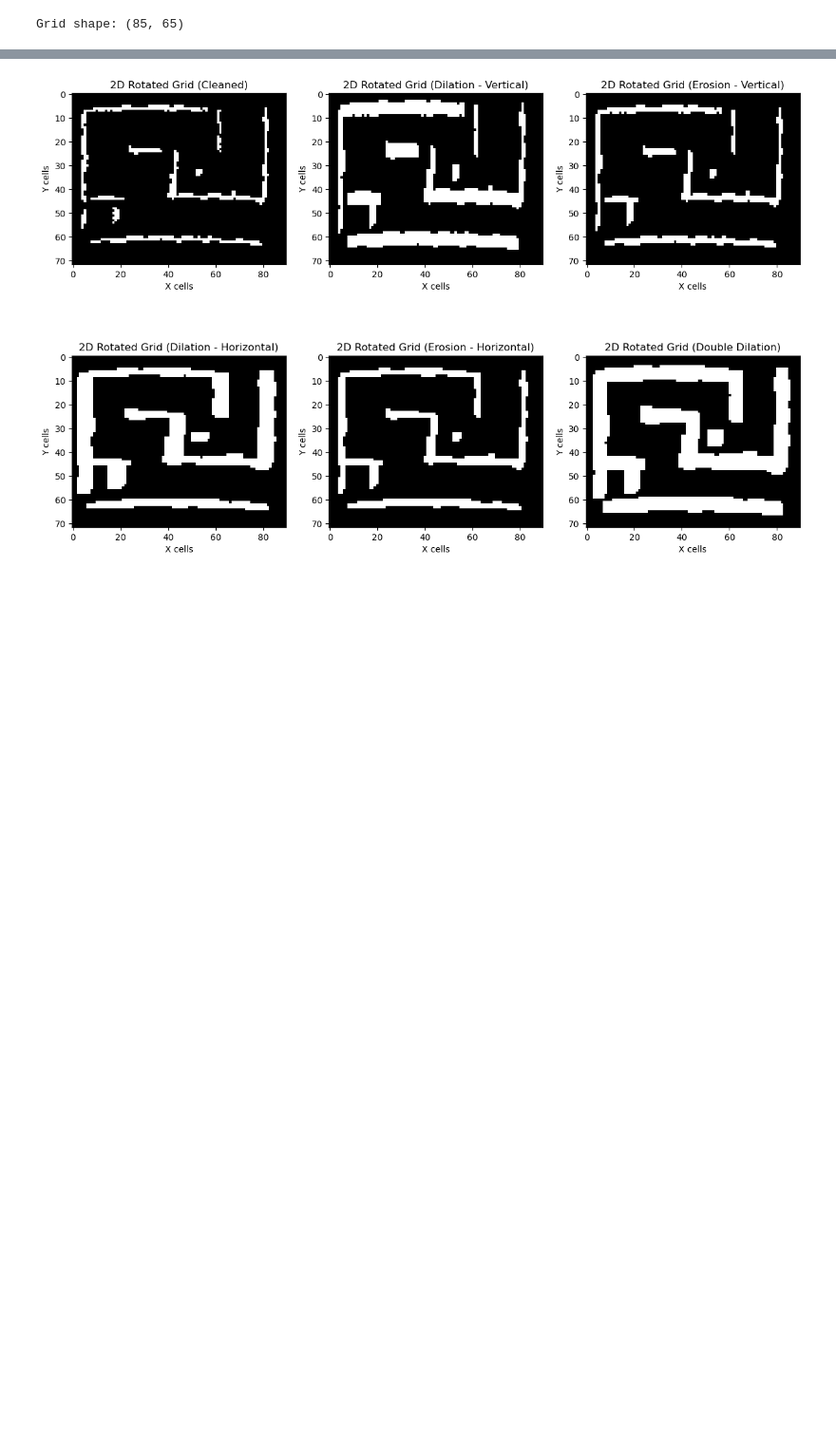
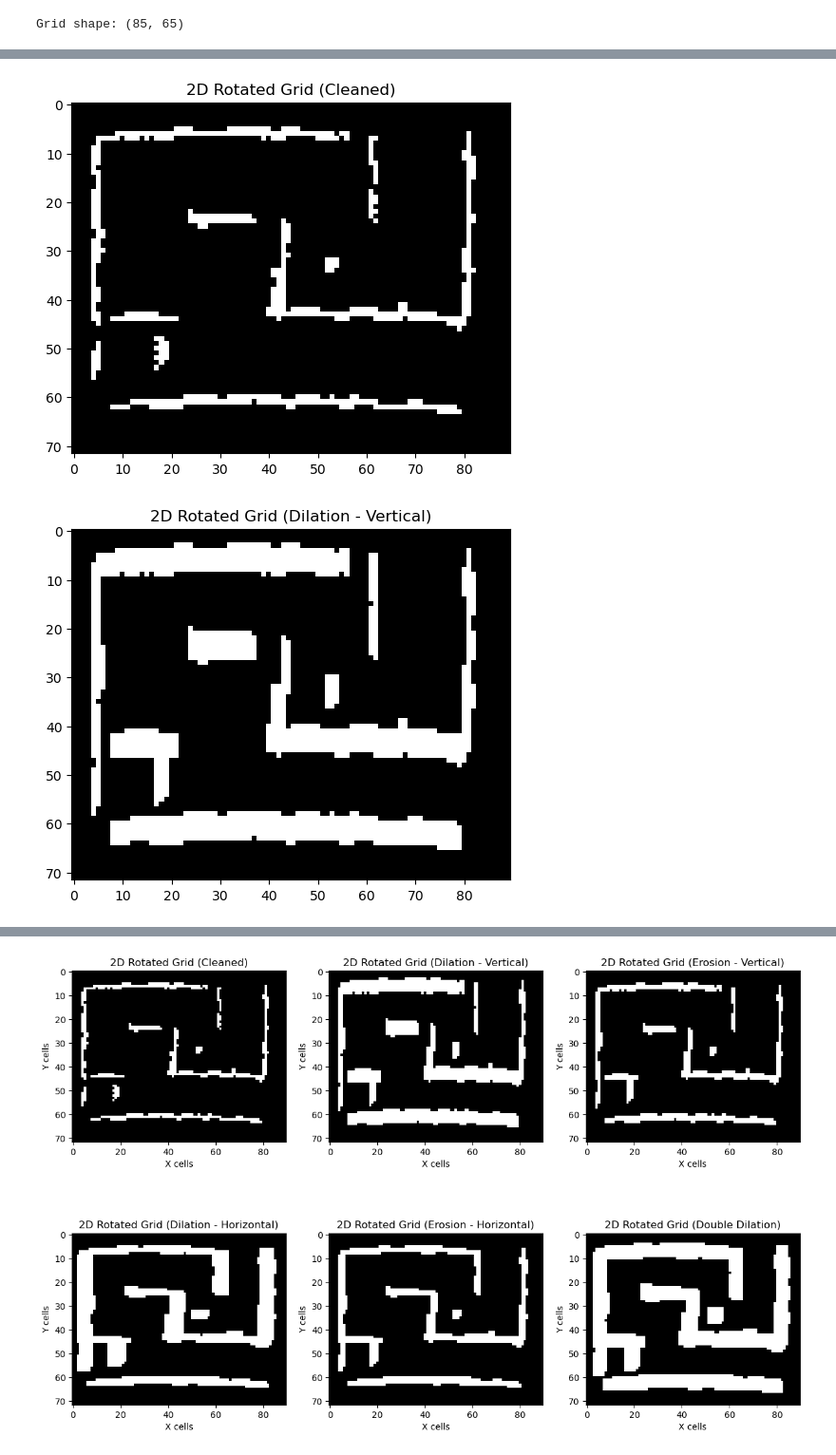
Before and after one commit to m-krastev/var_extensions, a Jupyter notebook: maze_pipeline/notebooks/session_2/2D_grid_maze.ipynb, the cells around one changed output, grey strips where cells are left out. Shown at 95% size. Drawn from its saved outputs; the diff is of its cells as text; code cells hidden in the pictures; blank space fills up the shorter version.

```diff
--- a/maze_pipeline/notebooks/session_2/2D_grid_maze.ipynb
+++ b/maze_pipeline/notebooks/session_2/2D_grid_maze.ipynb
@@ -128,0 +131,57 @@ plt.show()
+# %%
+# Remove isolated pixels
+connectivity = 8
+output = cv2.connectedComponentsWithStats(rotated, connectivity, cv2.CV_32S)
+
+num_stats = output[0] # total number of connected components
+labels = output[1] # labeled version of the image where each component is assigned a unique integer label
+stats = output[2] # statistics about each component (including its area, bounding box, and other properties).
+
+new_image = rotated.copy()
+# fig, ax = plt.subplots(2, 3, figsize=(15, 10))
+# ax = ax.ravel()
+
+for label in range(num_stats):  # foes through each connected component
+    if stats[label,cv2.CC_STAT_AREA] == 1 or stats[label,cv2.CC_STAT_AREA] == 2 or stats[label,cv2.CC_STAT_AREA] == 3  :
+        new_image[labels == label] = 0
+plt.imshow(new_image, cmap='gray', origin='upper')
+plt.title('2D Rotated Grid (Cleaned)')
+plt.show()
+
+# Dilation
+kernel_dilation_v = np.ones((5,1), np.uint8)
+dilated_image_v = cv2.dilate(new_image, kernel_dilation_v, iterations=1)
+plt.imshow(dilated_image_v, cmap='gray', origin='upper')
+plt.title('2D Rotated Grid (Dilation - Vertical)')
+plt.show()
+
+# Erosion
+kernel_erosion = np.ones((4,1), np.uint8)
+eroded_image2 = cv2.erode(dilated_image_v, kernel_erosion, iterations=1)
+plt.imshow(eroded_image2, cmap='gray', origin='upper')
+plt.title('2D Rotated Grid (Erosion - Vertical)')
+plt.show()
+
+# Dilation
+kernel_dilation_h = np.ones((1, 6), np.uint8)
+dilated_image_h = cv2.dilate(eroded_image2, kernel_dilation_h, iterations=1)
+plt.imshow(dilated_image_h, cmap='gray', origin='upper')
+plt.title('2D Rotated Grid (Dilation - Horizontal)')
+plt.show()
+
+# Erosion
+kernel_erosion = np.ones((1,5), np.uint8)
+eroded_image = cv2.erode(dilated_image_h, kernel_erosion, iterations=1)
+plt.imshow(eroded_image, cmap='gray', origin='upper')
+plt.title('2D Rotated Grid (Erosion - Horizontal)')
+plt.show()
+
+# Double Dilation
+kernel_dilation = np.ones((4, 4), np.uint8)
+dilated_image = cv2.dilate(eroded_image, kernel_dilation, iterations=1)
+plt.imshow(dilated_image, cmap='gray', origin='upper')
+plt.title('2D Rotated Grid (Double Dilation)')
+plt.show()
+# %% [output]
+[figure, added]
+[figure, added]
```
Also changed, not shown: parts of 6 cells of this notebook, 4 other files.
